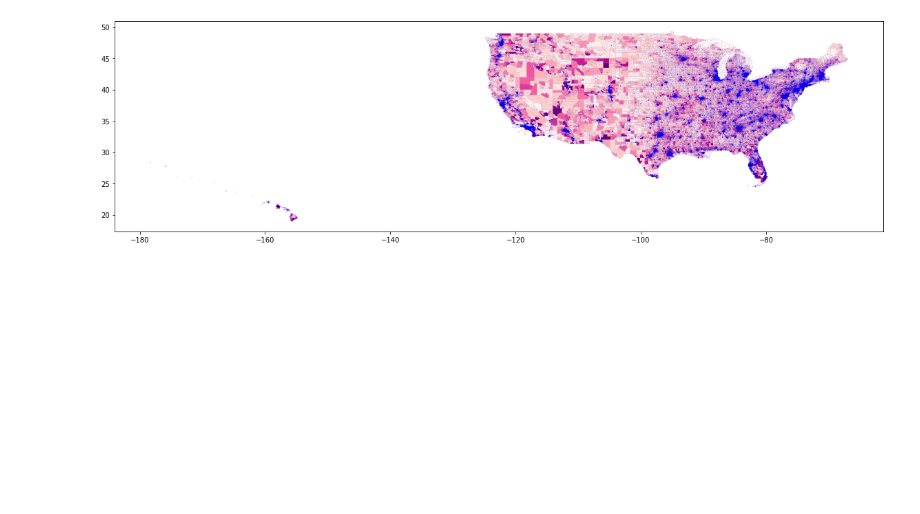
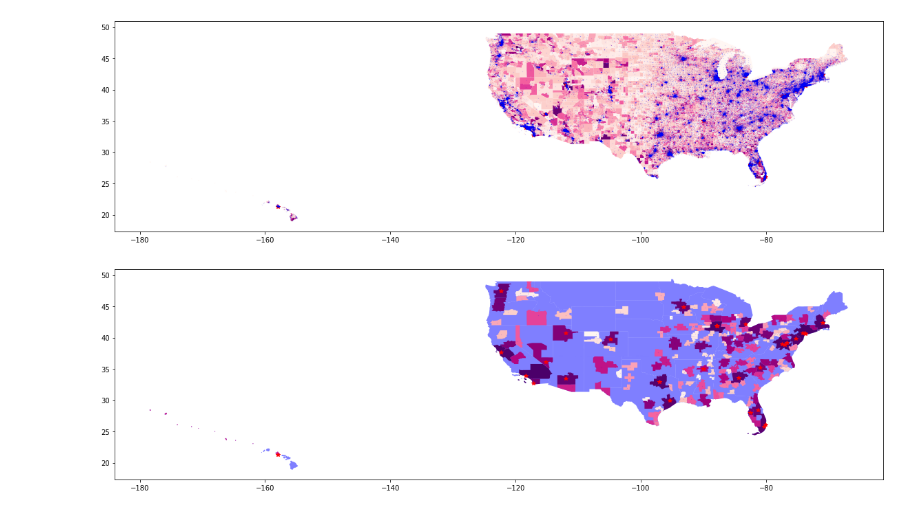
Before and after one commit to khzhang2/Air_Traffic, a Jupyter notebook: Data_Processing.ipynb, the cells around one changed output. Cells and saved outputs as stored; diff of their text form; code cells hidden in the pictures; blank space fills up the shorter version.

```diff
--- a/Data_Processing.ipynb
+++ b/Data_Processing.ipynb
@@ -362,0 +496,5 @@ us_CBSA.head(2)
+# %%
+us_CSA.loc[172, 'CSA_Name'] = 'San Diego-Chula Vista-Carlsbad, CA'
+us_CSA.loc[173, 'CSA_Name'] = 'Tampa-St. Petersburg-Clearwater, FL'
+us_CSA.loc[174, 'CSA_Name'] = 'Urban Honolulu, HI'
+us_CSA
@@ -379,9 +528,9 @@ us_CBSA.plot(ax=ax, alpha=1, column='TotPop', cmap='RdPu')
 # %% [markdown]
 # 找出各个机场的catchment area（county/city）
 # %%
-city_lst = list(sl_data['CBSA_Name'].drop_duplicates().dropna().values)
+city_lst = list(sl_data['CSA_Name'].drop_duplicates().dropna().values)
 # %%
-airport_df['CBSA_Name'] = ''
+airport_df['CSA_Name'] = ''
 
 for i in airport_df.index:
     city = airport_df.loc[i, 'city'].split('/')[0]
@@ -389,8 +538,6 @@ for i in airport_df.index:
     for j in range(len(city_lst)):
         metro_city_lst = city_lst[j].split(', ')[0].split('-')
         if city in metro_city_lst or city in metro_city_lst[0].split(' '):
-            airport_df.loc[i, 'CBSA_Name'] = city_lst[j]
+            airport_df.loc[i, 'CSA_Name'] = city_lst[j]
 #             print('\t', city_lst[j])
             break
-
-airport_df.head(2)
@@ -416,0 +544,5 @@ us_CBSA
+# %%
+airport_df.loc[airport_df['city']=='Honolulu', 'CSA_Name'] = 'Urban Honolulu, HI'
+airport_df.loc[airport_df['city']=='San Diego', 'CSA_Name'] = 'San Diego-Chula Vista-Carlsbad, CA'
+airport_df.loc[airport_df['city']=='Tampa', 'CSA_Name'] = 'Tampa-St. Petersburg-Clearwater, FL'
+airport_df
@@ -475,2 +624,17 @@ for i in us_tract.index:
 # %% [output]
 [figure]
+# %%
+fig = plt.figure(figsize=[20,10])
+ax = fig.add_subplot(111)
+us_state.plot(ax=ax, color='b', alpha=0.5)
+us_CSA.plot(column = 'TotPop', cmap='RdPu', ax=ax)
+for i in airport_df.index:
+    lon = airport_df.loc[i, 'lon']
+    lat = airport_df.loc[i, 'lat']
+    ax.plot(lon, lat, 'r*')
+for i in us_CSA.index:
+    ax.plot(us_CSA.loc[i, 'INTPTLON'], us_CSA.loc[i, 'INTPTLAT'], 'b.', markersize=.1)
+
+# fig.savefig('./outputs/CSA_with_airport.png', dpi=1000)
+# %% [output]
+[figure, added]
```
Also changed, not shown: parts of 29 cells of this notebook.
